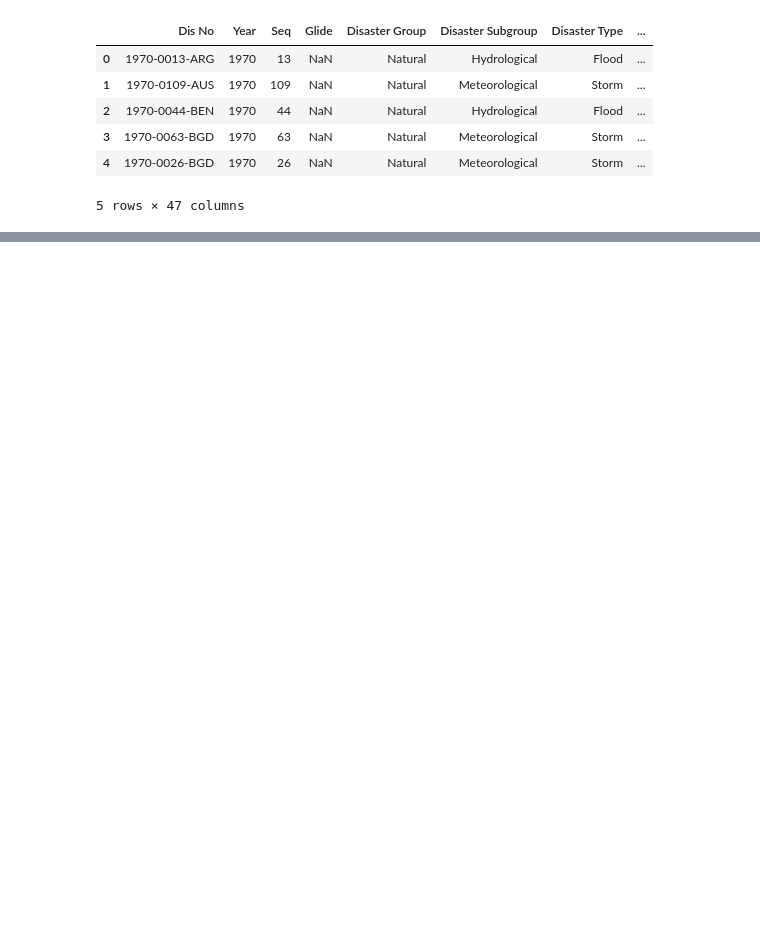
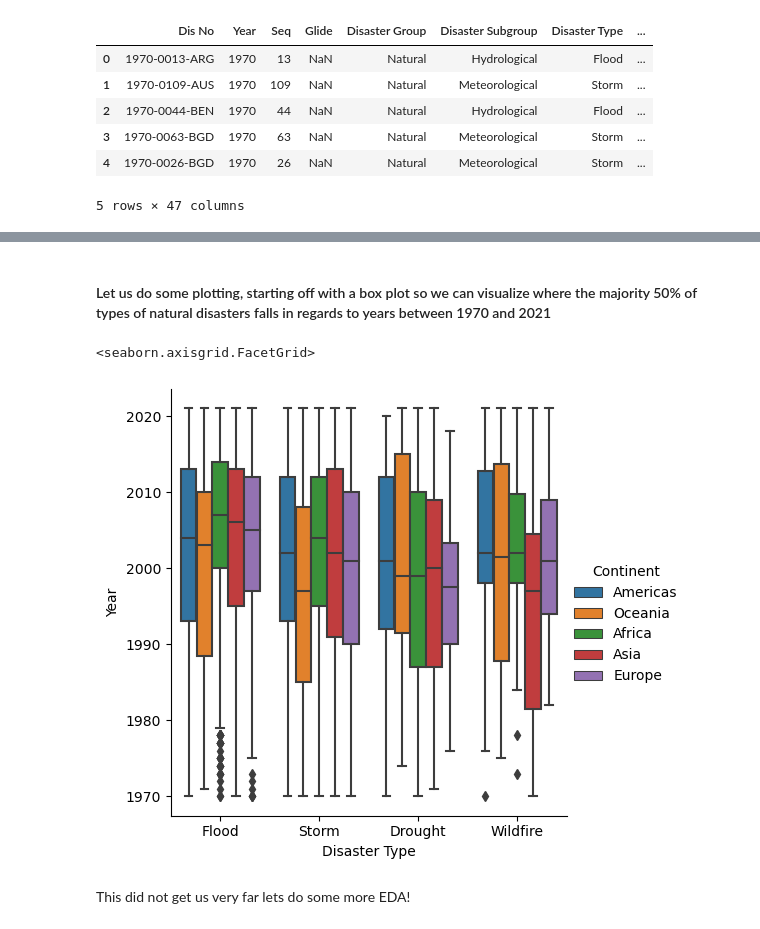
Before and after one commit to ubco-W2022T2-data301/project-group-group42, a Jupyter notebook: analysis/analysisRona.ipynb, the cells around one changed output, grey strips where cells are left out. Saved outputs shown, nothing was run; the diff lists cells and outputs as text; code cells hidden in the pictures; blank space fills up the shorter version.

```diff
--- a/analysis/analysisRona.ipynb
+++ b/analysis/analysisRona.ipynb
@@ -32,0 +91,4 @@ df_emis.head(5)
+# %%
+top5_list =["Flood", "Storm", "Drought", "Wildfire"]
+nat_dis5 = df_nd[df_nd["Disaster Type"].isin(top5_list)].reset_index()
+nat_dis5.head(-5)
@@ -32,0 +111,3 @@ df_emis.head(5)
+# %%
+dfclean = nat_dis5.iloc[:,[2,6,7,11,13,14,]]
+dfclean
@@ -32,0 +128,9 @@ df_emis.head(5)
+# %% [markdown]
+#### Let us do some plotting, starting off with a box plot so we can visualize where the majority 50% of types of natural disasters falls in regards to years between 1970 and 2021
+# %%
+sns.catplot(data = dfclean, x= "Disaster Type",y = "Year", hue="Continent", kind="box")
+# %% [output]
+<seaborn.axisgrid.FacetGrid>
+[figure, added]
+# %% [markdown]
+This did not get us very far lets do some more EDA!
```
Also changed, not shown: parts of 25 cells of this notebook, 3 other files.
